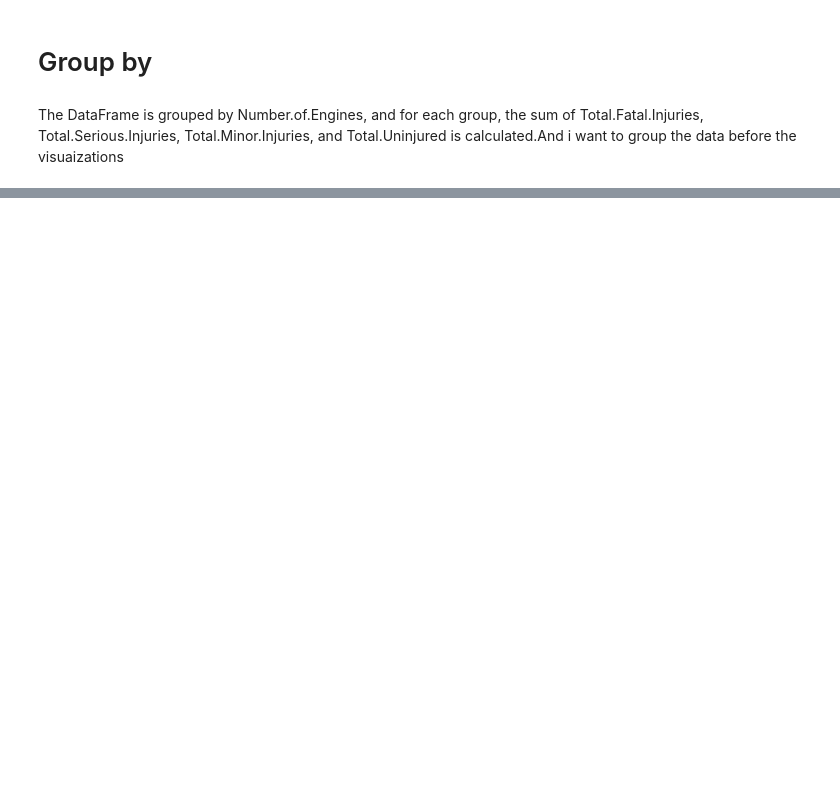
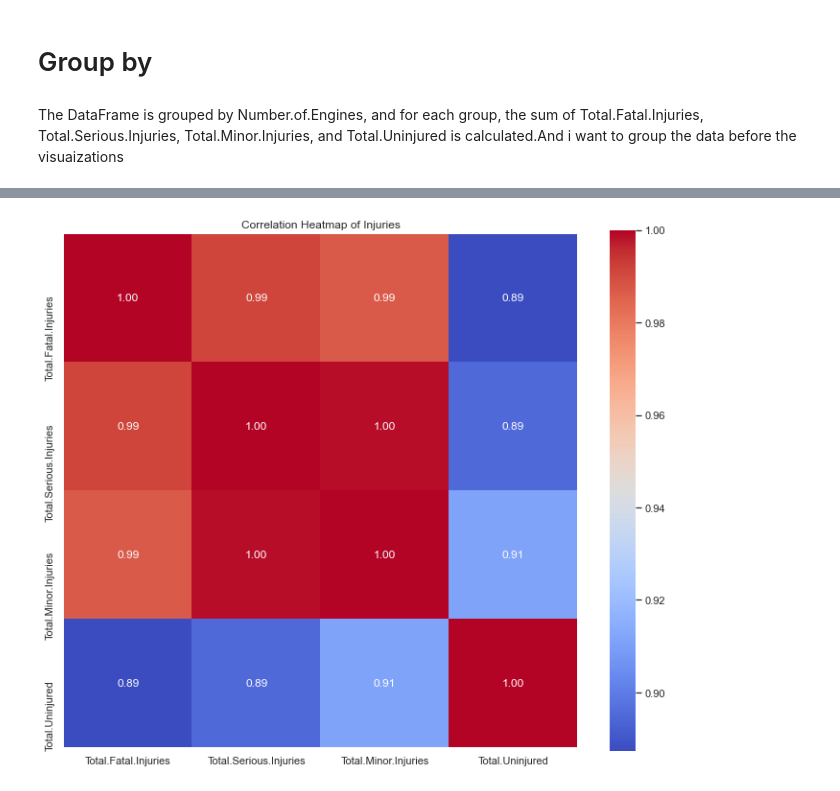
Before and after one commit to Bonifacemutwiri17/dsc-phase-1-project-v3, a Jupyter notebook: student.ipynb, the cells around one changed output, grey strips where cells are left out. Saved outputs shown, nothing was run; the diff lists cells and outputs as text; code cells hidden in the pictures; blank space fills up the shorter version.

```diff
--- a/student.ipynb
+++ b/student.ipynb
@@ -366,0 +420,12 @@ print(grouped_data)
+# %%
+# it provides a visual representation of the correlation between different injury counts.
+# Create a correlation matrix
+correlation_matrix = grouped_data[['Total.Fatal.Injuries', 'Total.Serious.Injuries', 'Total.Minor.Injuries', 'Total.Uninjured']].corr()
+
+# Create a heatmap
+plt.figure(figsize=(12, 10))
+sns.heatmap(correlation_matrix, annot=True, cmap='coolwarm', fmt='.2f', square=True)
+plt.title('Correlation Heatmap of Injuries')
+plt.show()
+# %% [output]
+[figure, added]
```
Also changed, not shown: parts of 12 cells of this notebook.
